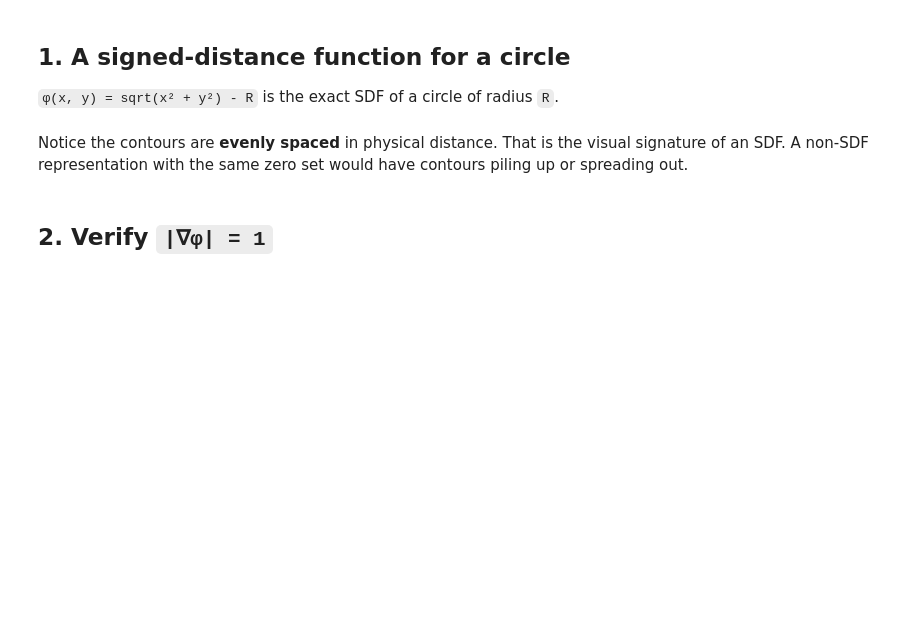
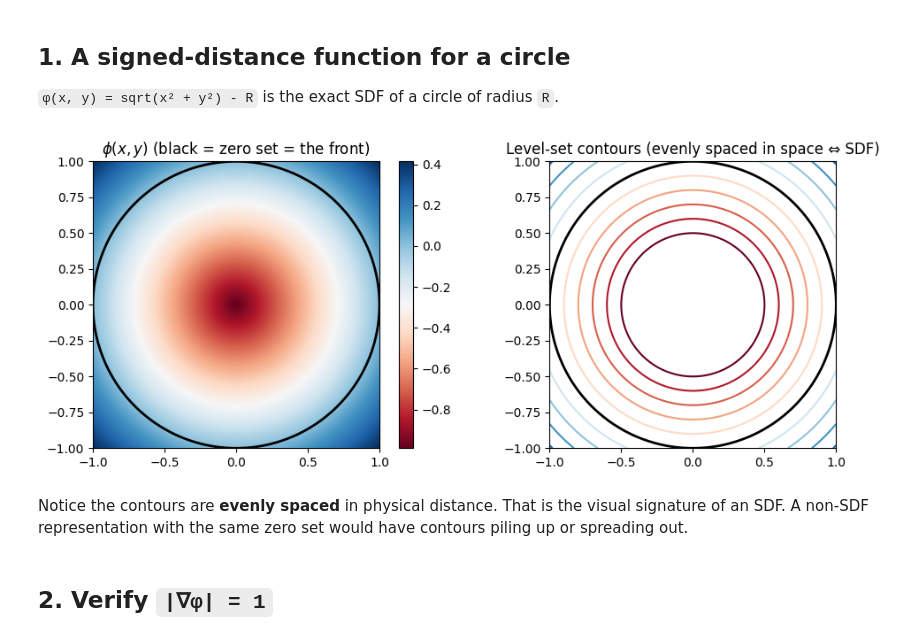
Before and after one commit to harrism/learn-fire, a Jupyter notebook: lessons/01_level_sets.ipynb, the cells around one changed output. Drawn from its saved outputs; the diff is of its cells as text; code cells hidden in the pictures; blank space fills up the shorter version.

```diff
--- a/lessons/01_level_sets.ipynb
+++ b/lessons/01_level_sets.ipynb
@@ -24,22 +26,24 @@ X, Y = np.meshgrid(x, y, indexing='xy')
 
 `φ(x, y) = sqrt(x² + y²) - R` is the exact SDF of a circle of radius `R`.
 # %%
-R = 0.5
+R = 1
 phi = np.sqrt(X**2 + Y**2) - R
 
 fig, ax = plt.subplots(1, 2, figsize=(10, 4))
 im = ax[0].imshow(phi, extent=[-L/2, L/2, -L/2, L/2], origin='lower', cmap='RdBu')
 ax[0].contour(X, Y, phi, levels=[0], colors='k', linewidths=2)
 ax[0].set_title(r'$\phi(x,y)$ (black = zero set = the front)')
 plt.colorbar(im, ax=ax[0])
 
 # Level-set contours at multiple distances
 ax[1].contour(X, Y, phi, levels=np.linspace(-0.5, 0.5, 11), cmap='RdBu')
 ax[1].contour(X, Y, phi, levels=[0], colors='k', linewidths=2)
 ax[1].set_aspect('equal')
 ax[1].set_title('Level-set contours (evenly spaced in space ⇔ SDF)')
 plt.tight_layout()
 plt.show()
+# %% [output]
+[figure, added]
 # %% [markdown]
 Notice the contours are **evenly spaced** in physical distance. That is the visual signature of an SDF. A non-SDF representation with the same zero set would have contours piling up or spreading out.
 # %% [markdown]
```
Also changed, not shown: parts of 7 cells of this notebook.
